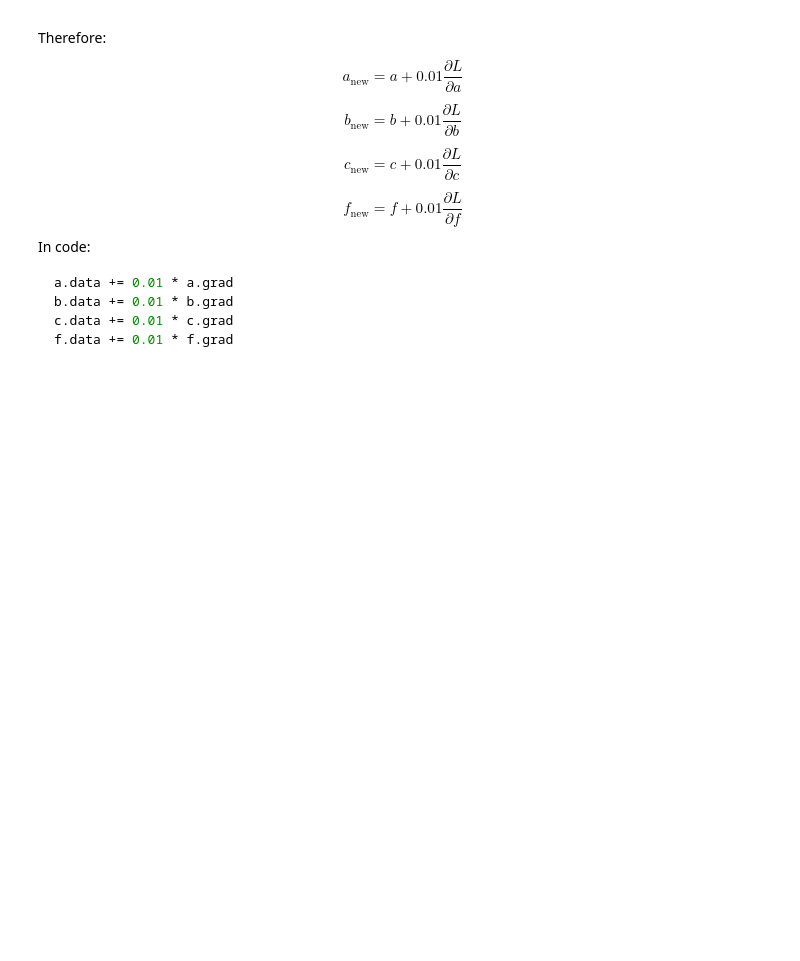
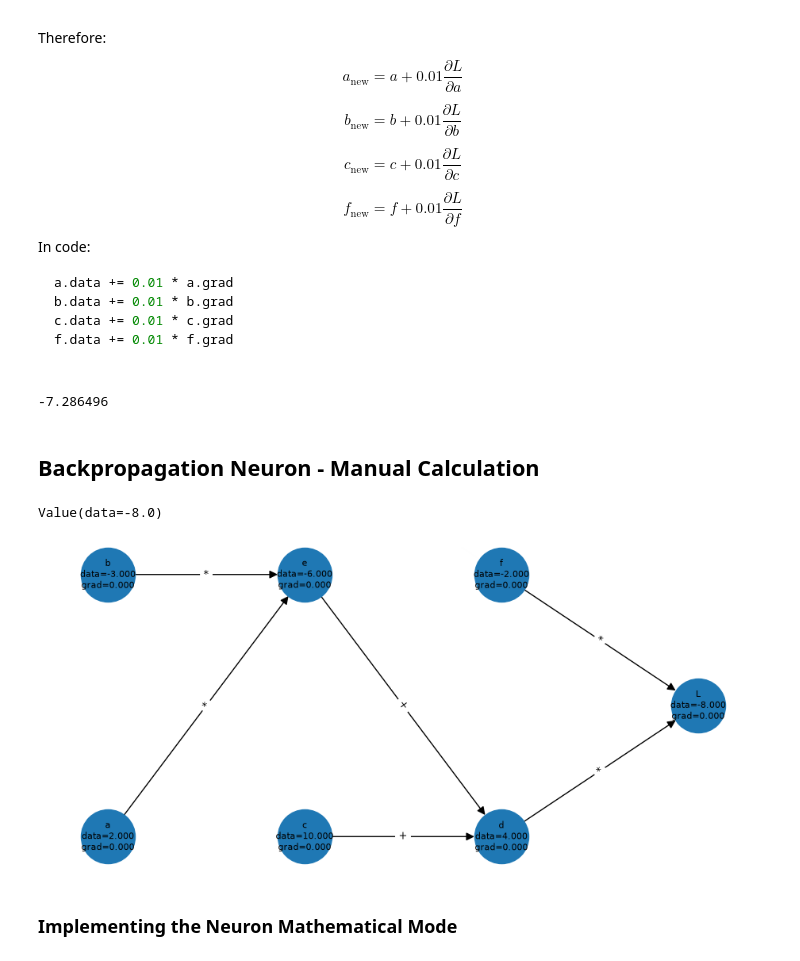
Before and after one commit to HESleagacy/Micrograd, a Jupyter notebook: main.ipynb, the cells around one changed output. Cells and saved outputs as stored; diff of their text form; code cells hidden in the pictures; blank space fills up the shorter version.

Commit message:
Back propogation in a single neuron

```diff
--- a/main.ipynb
+++ b/main.ipynb
@@ -1263,3 +1263,19 @@ a.data += 0.01 * a.grad
 b.data += 0.01 * b.grad
 c.data += 0.01 * c.grad
 f.data += 0.01 * f.grad
+# %%
+a.data += 0.01 * a.grad
+b.data += 0.01 * b.grad
+c.data += 0.01 * c.grad
+f.data += 0.01 * f.grad
+
+e = a*b;
+d= e + c;
+L = d*f;
+L
+
+print(L.data) # Therefore the value of L was pushed to a more positive direction
+# %% [output]
+-7.286496
+# %% [markdown]
+## Backpropagation Neuron - Manual Calculation
@@ -1265,0 +1284,39 @@ f.data += 0.01 * f.grad
+# %%
+# Therefore during initialization, the gradient values will be set to 0 as we believe that those initial values do not affect the value of the output.
+import math
+class Value:
+    def __init__(self, data, _children=(), _op='', label=''):
+        self.data = data
+        self.grad = 0.0
+        self._prev = set(_children) # Children by default stores as tuple, here converted to set
+        self._op = _op
+        self.label = label
+
+    def __repr__(self):
+        return f"Value(data={self.data})"
+
+    def __add__(self, other):
+        out = Value(self.data + other.data, (self, other), '+')
+        return out
+
+    def __mul__(self, other):
+        out = Value(self.data * other.data, (self, other), '*')
+        return out
+
+
+    def tanh(self):
+        x = self.data
+        t = (math.exp(2*x) - 1)/(math.exp(2*x) + 1)
+        out = Value(t, (self, ), 'tanh')
+        return out
+# %%
+a = Value(2.0, label='a')
+b = Value(-3.0, label='b')
+c = Value(10.0, label='c')
+e = a*b; e.label='e'
+d = e + c; d.label='d'
+f = Value(-2.0, label='f')
+L = d*f; L.label='L'
+L
+# %% [output]
+Value(data=-8.0)
@@ -1265,0 +1418,6 @@ f.data += 0.01 * f.grad
+# %%
+draw_dot(L)
+# %% [output]
+[figure, added]
+# %% [markdown]
+### Implementing the Neuron Mathematical Mode
```
Also changed, not shown: parts of 23 cells of this notebook, 1 other file.
